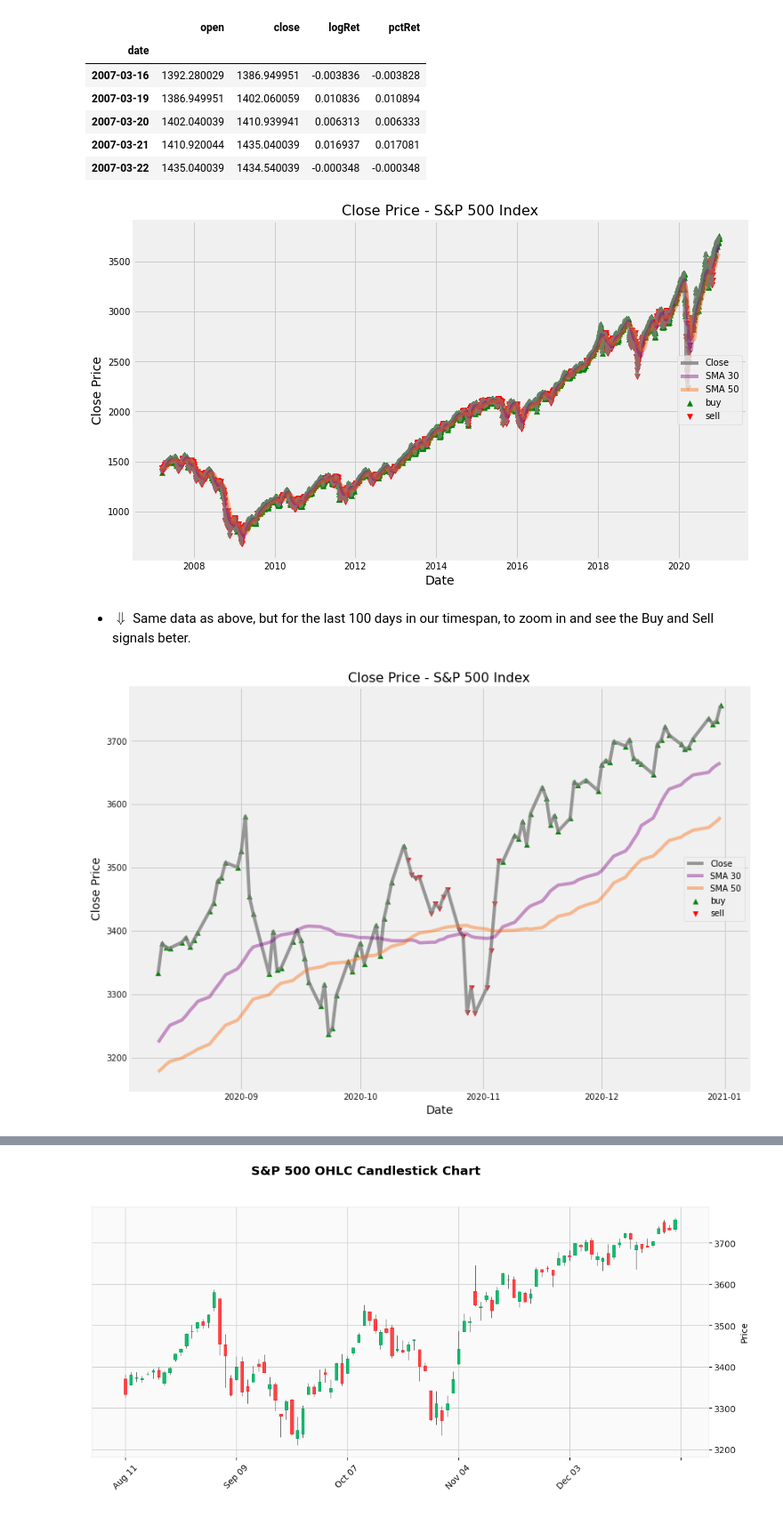
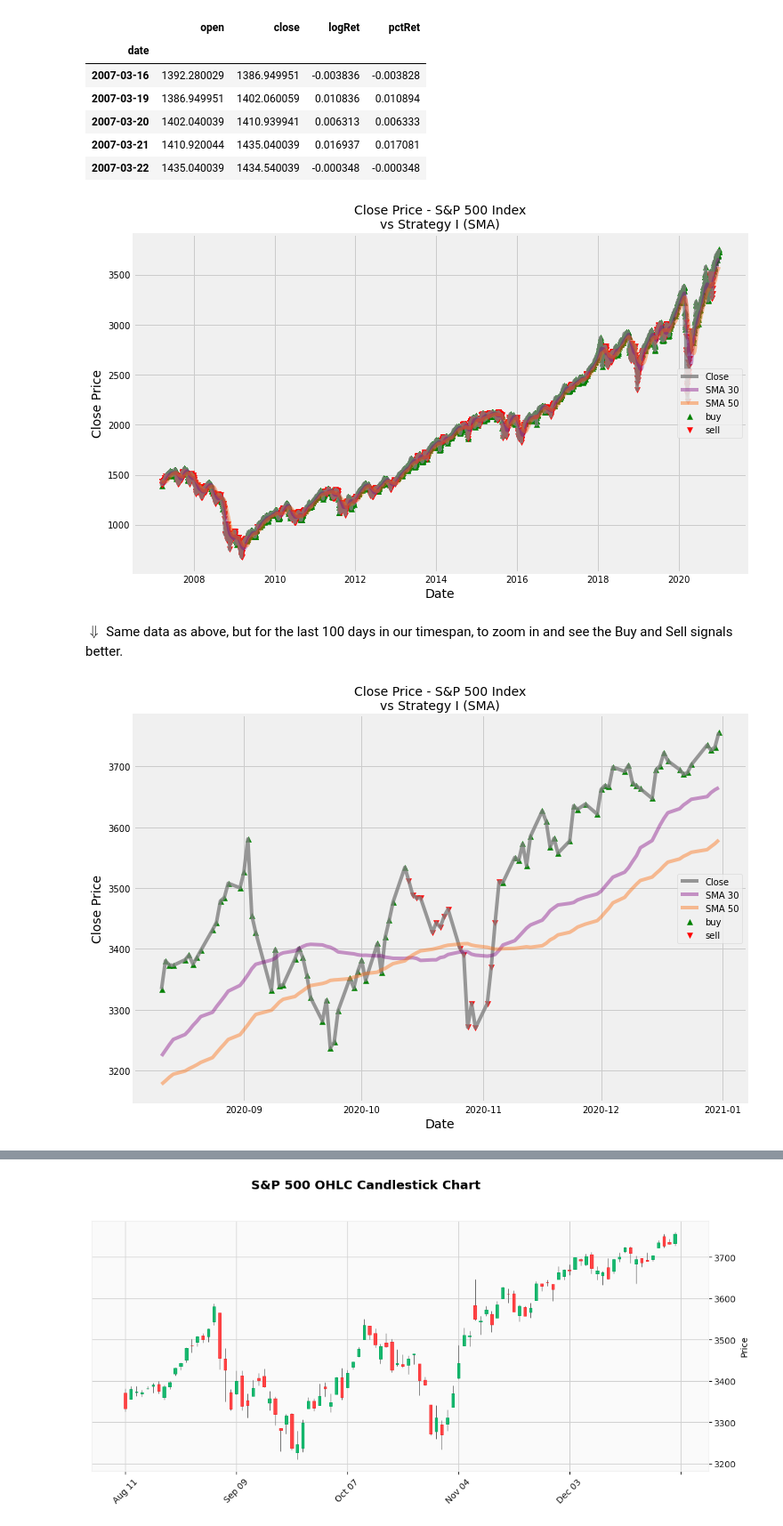
Before and after one commit to QuantVI/rand_various, a Jupyter notebook: wqu_capstone_code/draft5a_cleanup.ipynb, the cells around one changed output, grey strips where cells are left out. Shown: that part at 89% size. Drawn from its saved outputs; the diff is of its cells as text; code cells hidden in the pictures.

Commit message:
graphs

```diff
--- a/wqu_capstone_code/draft5a_cleanup.ipynb
+++ b/wqu_capstone_code/draft5a_cleanup.ipynb
@@ -696,7 +696,7 @@ df2.iloc[:,[0,1,4,5]].head()
 | 2007-03-22 | 1435.040039 | 1434.540039 | -0.000348 | -0.000348 |
 # %%
 plt.figure(figsize=(11,7))
-plt.title("Close Price - S&P 500 Index", fontsize=16)
+plt.title("Close Price - S&P 500 Index\nvs Strategy I (SMA)", fontsize=14)
 plt.plot(df2.close, label = "Close", color="grey", alpha=0.8)
 # Now plot the EMA data
 plt.plot(df2.sma30, label = "SMA 30", color="purple", alpha=0.4)
@@ -707,14 +707,16 @@ plt.plot(df2.sma50, label = "SMA 50", color="#ff6600", alpha=0.4)
 # ----
 
 # Now let's plot the Buy and Sell signals
-    # we need to revoer the price when Buy=True, but not when Buy=False
+    # we need to recover the price when Buy=True, but not when Buy=False
     # We need to recover the price when Sell=True, but not when Sell=False
     # These need to be in separate Series objects
 
     # ---- We make the Series
 truebuyprice = df2.s1Dec.replace(-1,np.NAN) * df2.close # we NAN the sell signals
 #truebuyprice = truebuyprice.replace(0,np.NAN)
-truesellprice = df2.s1Dec.replace(1,np.NAN) * -1 * df2.close # NAN the buys, mult -1 by -1 to keep price positive
+
+# NAN the buys, mult -1 by -1 to keep price positive
+truesellprice = df2.s1Dec.replace(1,np.NAN) * -1 * df2.close
 #truesellprice = truesellprice.replace(0,np.NAN)
 
     # we plot each series
@@ -727,26 +729,26 @@ plt.ylabel("Close Price", fontsize=14)
 plt.legend(loc="center right")
 plt.show()
 # %% [output]
-[figure, old version]
+[figure, new version]
 # %% [markdown]
-- $\Downarrow$ Same data as above, but for the last 100 days in our timespan, to zoom in and see the Buy and Sell signals beter.
+$\Downarrow$ Same data as above, but for the last 100 days in our timespan, to zoom in and see the Buy and Sell signals better.
 # %%
-plt.figure(figsize=(12,9))
-plt.title("Close Price - S&P 500 Index", fontsize=16)
+plt.figure(figsize=(11,8))
+plt.title("Close Price - S&P 500 Index\nvs Strategy I (SMA)", fontsize=14)
 plt.plot(df2.close[-100:], label = "Close", color="grey", alpha=0.8)
 
 plt.plot(df2.sma30[-100:], label = "SMA 30", color="purple", alpha=0.4)
 plt.plot(df2.sma50[-100:], label = "SMA 50", color="#ff6600", alpha=0.4)
 
 truebuyprice = df2.s1Dec.replace(-1,np.NAN) * df2.close # we NAN the sell signals
 truesellprice = df2.s1Dec.replace(1,np.NAN) * -1 * df2.close # NAN the buys, mult -1 by -1 to keep price positive
 
 plt.scatter(df2.index[-100:], truebuyprice[-100:], color="green", marker="^", label="buy")
 plt.scatter(df2.index[-100:], truesellprice[-100:], color="red", marker="v", label="sell")
 
 plt.xlabel("Date", fontsize=14)
 plt.ylabel("Close Price", fontsize=14)
 plt.legend(loc="center right")
 plt.show()
 # %% [output]
-[figure, old version]
+[figure, new version]
```
Also changed, not shown: parts of 6 cells of this notebook.
